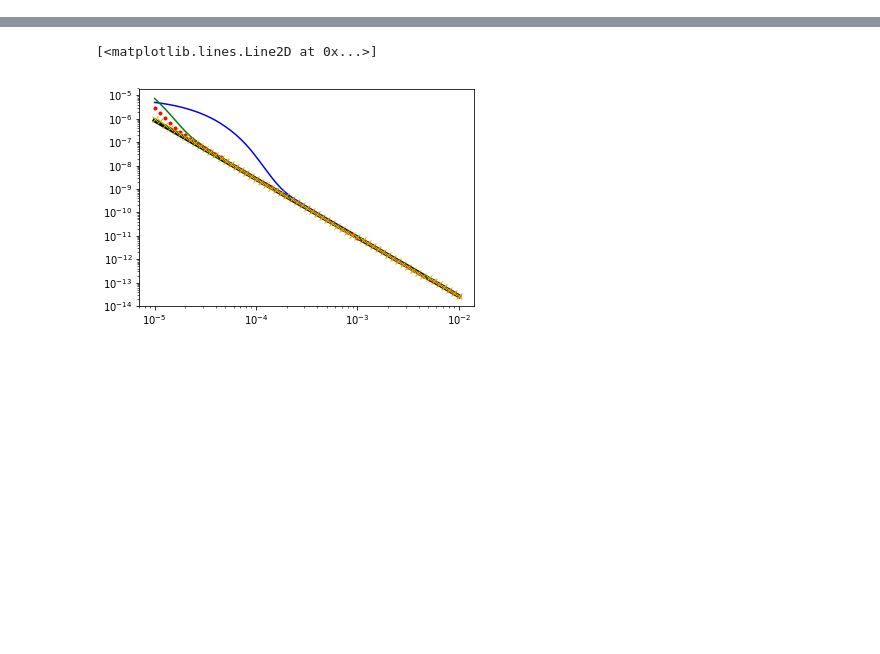
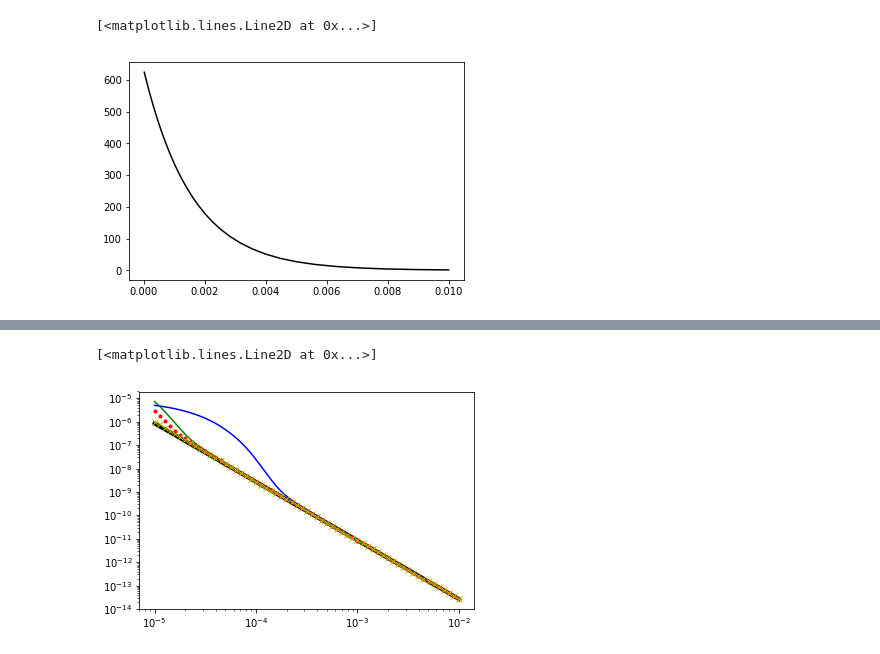
Before and after one commit to simpeg/simpegEM1D, a Jupyter notebook: simpegem1d/notebooks/Low_pass_filter.ipynb, the cells around one changed output, grey strips where cells are left out. Saved outputs shown, nothing was run; the diff lists cells and outputs as text; code cells hidden in the pictures; blank space fills up the shorter version.

```diff
--- a/simpegem1d/notebooks/Low_pass_filter.ipynb
+++ b/simpegem1d/notebooks/Low_pass_filter.ipynb
@@ -64,5 +63,6 @@ def dBzdtAnalCircTCole(a, t, sigma, highcut_frequency=None):
         hz *= lowpass_filter
 
     dhzdtTD = -transFiltImpulse(hz, wt, tbase, omega_int, t)
+    lowpass_resp = -transFiltImpulse(lowpass_filter, wt, tbase, omega_int, t)
 
-    return dhzdtTD*mu_0
+    return dhzdtTD*mu_0, lowpass_resp
@@ -73,3 +84,10 @@ time = np.logspace(-5, -2, 61)
+# %%
+out_temp, filter_temp = dBzdtAnalCircTCole(13., time, sigma, highcut_frequency=1e2)
+# %%
+plt.plot(time, -filter_temp, 'k')
+# %% [output]
+[<matplotlib.lines.Line2D at 0x...>]
+[figure, added]
 # %%
 sigma = 1e-3
 out_lowpass_10k = dBzdtAnalCircTCole(13., time, sigma, highcut_frequency=1e4)
```
Also changed, not shown: parts of 8 cells of this notebook, 9 other files.
